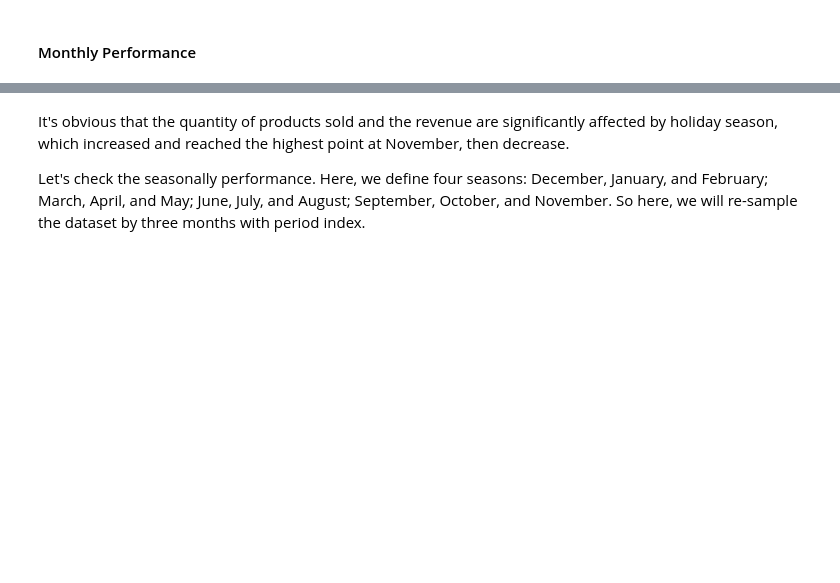
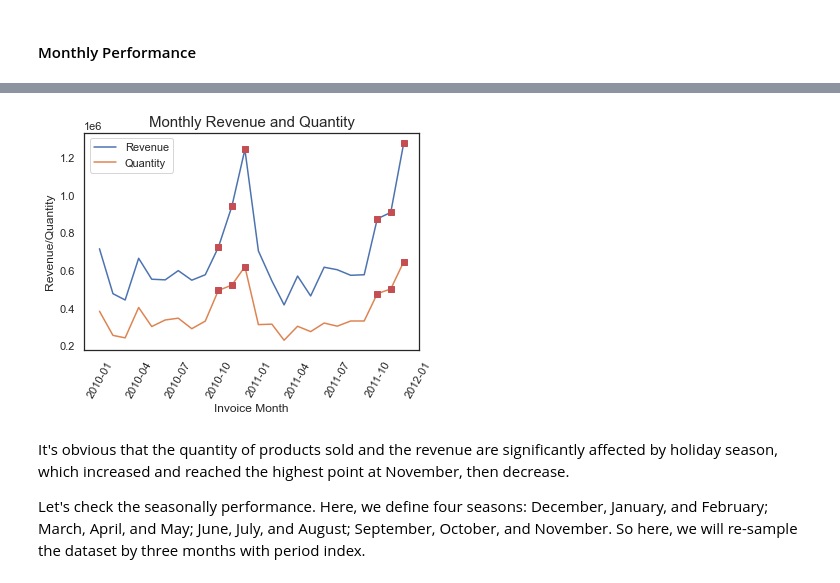
Before and after one commit to lasayin/Online-Retail-Business-Analysis-and-Customer-Segmentation, a Jupyter notebook: Online_Retail_Customer_Behavior_Analysis.ipynb, the cells around one changed output, grey strips where cells are left out. Saved outputs shown, nothing was run; the diff lists cells and outputs as text; code cells hidden in the pictures; blank space fills up the shorter version.

```diff
--- a/Online_Retail_Customer_Behavior_Analysis.ipynb
+++ b/Online_Retail_Customer_Behavior_Analysis.ipynb
@@ -147,3 +163,23 @@ _ = plt.title('Monthly Transactions', fontsize=15)
+# %%
+# plot monthly revenue and quantity
+plt.plot(month_qua_rev.InvoiceDate, month_qua_rev.Revenue, label='Revenue')
+plt.plot(month_qua_rev.InvoiceDate, month_qua_rev.Quantity, label='Quantity')
+plt.xlabel('Invoice Month')
+plt.ylabel('Revenue/Quantity')
+plt.legend()
+# Plot high month
+for i in range(6):
+    for j in range(1,3):
+        x0 = high_qua_rev.iloc[i, 0]
+        y0 = high_qua_rev.iloc[i, j]
+        plt.plot(x0, y0, marker='s', color='r')
+
+plt.xticks(rotation=60)
+
+plt.title('Monthly Revenue and Quantity', size=15)
+plt.show()
+# %% [output]
+[figure, added]
 # %% [markdown]
 It's obvious that the quantity of products sold and the revenue are significantly affected by holiday season, which increased and reached the highest point at November, then decrease.
 
```
Also changed, not shown: parts of 18 cells of this notebook.
